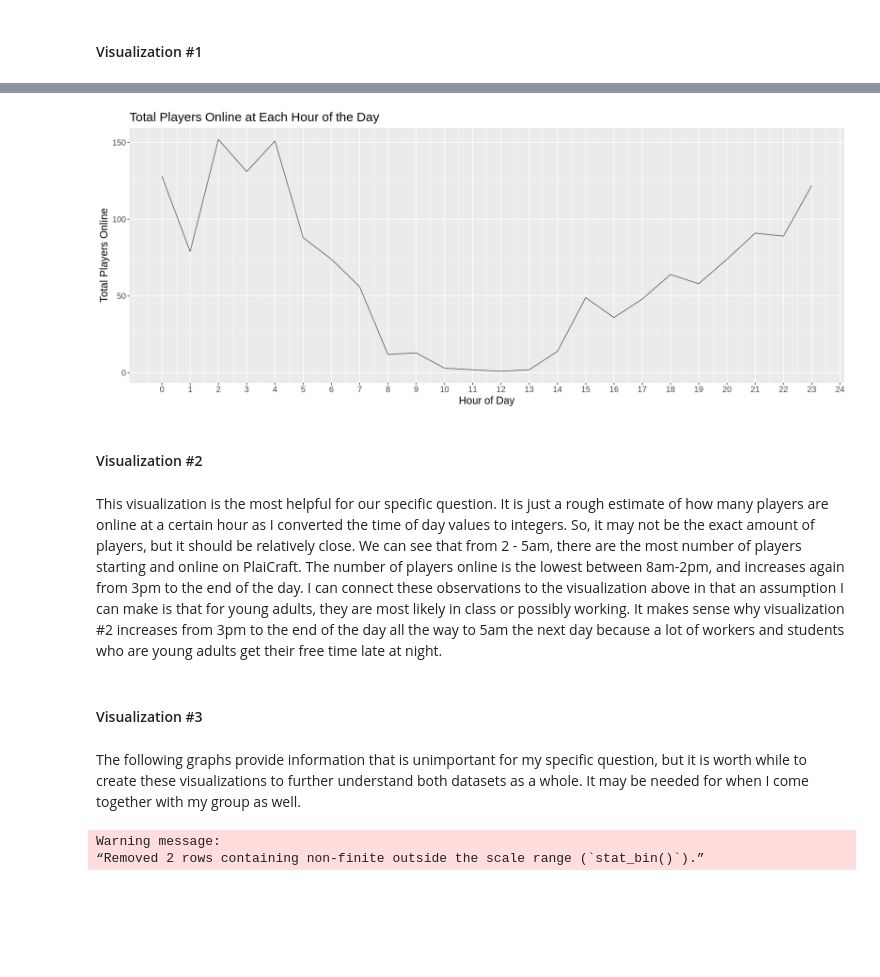
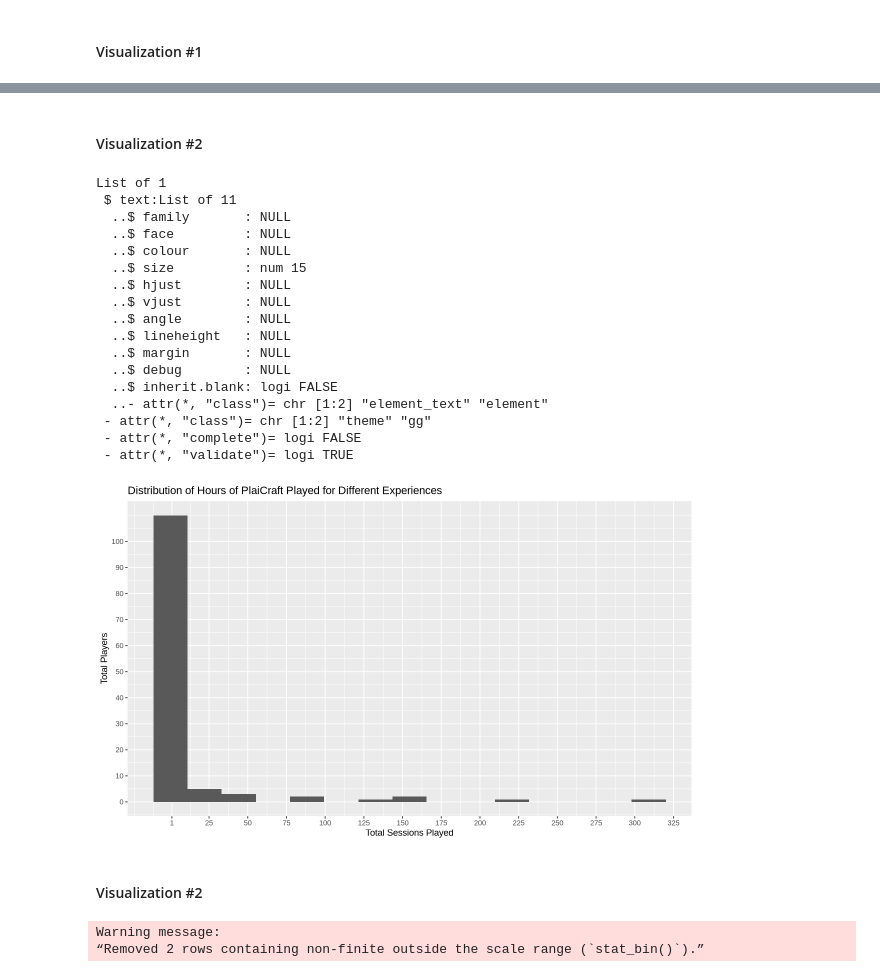
Before and after one commit to tchan0717/dsci-100-2025w1-group-36, a Jupyter notebook: plaicraft_project.ipynb, the cells around one changed output, grey strips where cells are left out. Cells and saved outputs as stored; diff of their text form; code cells hidden in the pictures; blank space fills up the shorter version.

```diff
--- a/plaicraft_project.ipynb
+++ b/plaicraft_project.ipynb
@@ -180,25 +191,39 @@ In this visualization, there doesn't seem to be any relationship between the age
-# %%
-options(repr.plot.width = 15, repr.plot.height = 6)
-start_time_players_total <- group_by(sessions_data_tidy, start_time_hr) |>
-                                summarize(total_players = n())
-
-start_time_players_line <- ggplot(start_time_players_total, aes(x = start_time_hr, y = total_players)) +
-                                geom_line(alpha= 0.6) +
-                                scale_x_continuous(breaks = seq(0, 24)) +
-                                labs(x = "Hour of Day", y = "Total Players Online") +
-                                ggtitle("Total Players Online at Each Hour of the Day") +
-                                theme(text = element_text(size = 15))
-start_time_players_line
-# %% [output]
-[figure]
-# %% [markdown]
-#### Visualization #2
-# %% [markdown]
-This visualization is the most helpful for our specific question. It is just a rough estimate of how many players are online at a certain hour as I converted the time of day values to integers. So, it may not be the exact amount of players, but it should be relatively close. We can see that from 2 - 5am, there are the most number of players starting and online on PlaiCraft. The number of players online is the lowest between 8am-2pm, and increases again from 3pm to the end of the day. I can connect these observations to the visualization above in that an assumption I can make is that for young adults, they are most likely in class or possibly working. It makes sense why visualization #2 increases from 3pm to the end of the day all the way to 5am the next day because a lot of workers and students who are young adults get their free time late at night.
+# %% [markdown]
+#### Visualization #2
+# %%
+options(repr.plot.width = 10, repr.plot.height = 6)
+total_sessions <- group_by(sessions_data, hashedEmail) |>
+                    summarize(count = n())
+
+experience_hours_histogram <- ggplot(total_sessions, aes(x = count)) +
+    geom_histogram(bins = 15) +
+    labs(x = "Total Sessions Played", y = "Total Players") +
+    ggtitle("Distribution of Hours of PlaiCraft Played for Different Experiences") +
+    scale_x_continuous(breaks = c(1, 25, 50, 75, 100, 125, 150, 175, 200, 225, 250, 275, 300, 325)) +
+    scale_y_continuous(breaks = c(0, 10, 20, 30, 40, 50, 60, 70, 80, 90, 100))
+    theme(text = element_text(size = 15))
+experience_hours_histogram
+# %% [output]
+List of 1
+ $ text:List of 11
+  ..$ family       : NULL
+  ..$ face         : NULL
+  ..$ colour       : NULL
+  ..$ size         : num 15
+  ..$ hjust        : NULL
+  ..$ vjust        : NULL
+  ..$ angle        : NULL
+  ..$ lineheight   : NULL
+  ..$ margin       : NULL
+  ..$ debug        : NULL
+  ..$ inherit.blank: logi FALSE
+  ..- attr(*, "class")= chr [1:2] "element_text" "element"
+ - attr(*, "class")= chr [1:2] "theme" "gg"
+ - attr(*, "complete")= logi FALSE
+ - attr(*, "validate")= logi TRUE
+[figure, added]
 # %% [markdown]
-#### Visualization #3
+#### Visualization #2
-# %% [markdown]
-The following graphs provide information that is unimportant for my specific question, but it is worth while to create these visualizations to further understand both datasets as a whole. It may be needed for when I come together with my group as well.
 # %%
 options(repr.plot.width = 9, repr.plot.height = 6)
 age_histogram <- ggplot(players_data, aes(x = Age)) +
```
Also changed, not shown: parts of 21 cells of this notebook.
